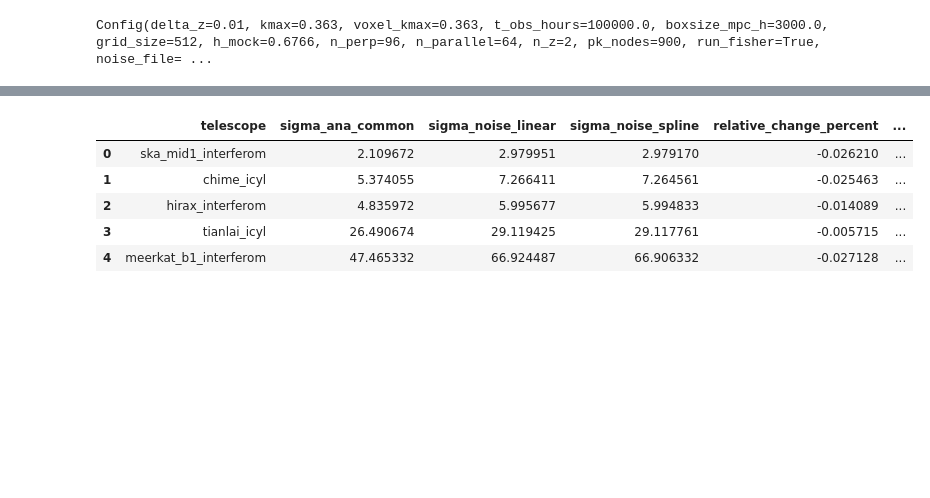
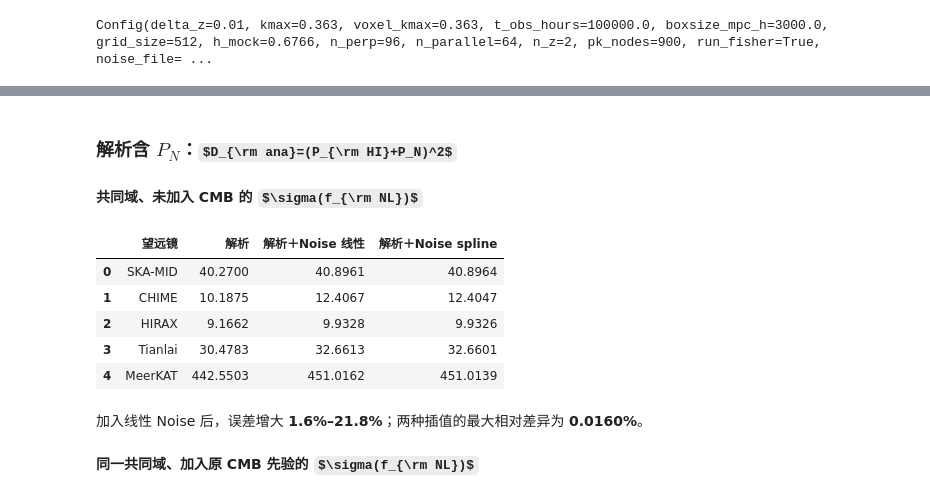
Before and after one commit to lhkpai/Probing-Primordial-non-Gaussianity-from-Reconstructing-21cm-Intensity-Mapping, a Jupyter notebook: 9.16/9.16-interferometer-telescopes.ipynb, the cells around one changed output, grey strips where cells are left out. Drawn from its saved outputs; the diff is of its cells as text; code cells hidden in the pictures; some formulas as TeX source; blank space fills up the shorter version.

```diff
--- a/9.16/9.16-interferometer-telescopes.ipynb
+++ b/9.16/9.16-interferometer-telescopes.ipynb
@@ -145,18 +72,0 @@ Updating Fisher only: using saved voxel variances and the existing Noise table.
-# %%
-from IPython.display import display
-import pandas as pd
-
-variance_table = pd.concat([r["variance_table"] for r in results], ignore_index=True)
-display(variance_table[["telescope", "z_low", "z_high", "z_effective", "status",
-                        "coverage_fraction", "var_noise_mK2", "rms_noise_mK"]])
-if cfg.run_fisher:
-    coverage_summary = pd.DataFrame([
-        {"telescope": r["telescope"], **r["metadata"]["noise_coverage"]}
-        for r in results
-    ])
-    display(coverage_summary[["telescope", "status", "supported_volume_fraction",
-                              "supported_mode_fraction_queried_z"]])
-    for result in results:
-        print(result["telescope"])
-        # sigma_ana_common 与 sigma_ana_noise 使用完全相同的模式和红移域。
-        display(result["constraints"])
@@ -251,8 +79,42 @@ $$D_{\rm linear/spline}=P_{\rm HI}^2+P_{\rm HI}^2\widetilde A_{\rm linear/spline
 # %%
-interpolation_comparison = compare_noise_interpolations(cfg, SURVEYS)
-display(interpolation_comparison[[
-    "telescope", "sigma_ana_common", "sigma_noise_linear", "sigma_noise_spline",
-    "relative_change_percent", "sigma_noise_linear_cmb", "sigma_noise_spline_cmb",
-    "relative_change_cmb_percent", "spline_fallback_mode_fraction",
-]])
+telescope_names = {
+    "ska_mid1_interferom": "SKA-MID", "chime_icyl": "CHIME",
+    "hirax_interferom": "HIRAX", "tianlai_icyl": "Tianlai",
+    "meerkat_b1_interferom": "MeerKAT",
+}
+model_order = [
+    ("signal_plus_thermal", r"解析含 $P_N$：$D_{\rm ana}=(P_{\rm HI}+P_N)^2$"),
+    ("signal_only", r"解析不含 $P_N$：$D_{\rm ana}=P_{\rm HI}^2$"),
+]
+fnl_rows = denominator_comparison["constraints"].query("param == 'f_NL'")
+for model, title in model_order:
+    display(Markdown("### " + title))
+    data = fnl_rows[fnl_rows["covariance_model"] == model].set_index("telescope").loc[SURVEYS].reset_index()
+    columns = {
+        "telescope": "望远镜", "sigma_ana_common": "解析",
+        "sigma_ana_noise": "解析＋Noise 线性",
+        "sigma_ana_noise_spline": "解析＋Noise spline",
+    }
+    fnl_summary = data[list(columns)].rename(columns=columns)
+    fnl_summary["望远镜"] = fnl_summary["望远镜"].replace(telescope_names)
+    display(Markdown(r"**共同域、未加入 CMB 的 $\sigma(f_{\rm NL})$**"))
+    with pd.option_context("display.float_format", "{:.4f}".format,
+                           "display.max_columns", None, "display.expand_frame_repr", False):
+        display(fnl_summary)
+    increase = 100*(data["sigma_ana_noise"]/data["sigma_ana_common"]-1)
+    change = (100*(data["sigma_ana_noise_spline"]/data["sigma_ana_noise"]-1)).abs().max()
+    display(Markdown(
+        f"加入线性 Noise 后，误差增大 **{increase.min():.1f}%–{increase.max():.1f}%**；"
+        f"两种插值的最大相对差异为 **{change:.4f}%**。"))
+    cmb_columns = {
+        "telescope": "望远镜", "sigma_ana_common_cmb": "解析＋CMB",
+        "sigma_ana_noise_cmb": "解析＋Noise 线性＋CMB",
+        "sigma_ana_noise_spline_cmb": "解析＋Noise spline＋CMB",
+    }
+    cmb_summary = data[list(cmb_columns)].rename(columns=cmb_columns)
+    cmb_summary["望远镜"] = cmb_summary["望远镜"].replace(telescope_names)
+    display(Markdown(r"**同一共同域、加入原 CMB 先验的 $\sigma(f_{\rm NL})$**"))
+    with pd.option_context("display.float_format", "{:.4f}".format,
+                           "display.max_columns", None, "display.expand_frame_repr", False):
+        display(cmb_summary)
 # %% [output]
@@ -260,6 +121,10 @@ Using saved linear/spline comparison; no Fisher recalculation.
+### 解析含 $P_N$：$D_{\rm ana}=(P_{\rm HI}+P_N)^2$
+**共同域、未加入 CMB 的 $\sigma(f_{\rm NL})$**
-|  | telescope | sigma_ana_common | sigma_noise_linear | sigma_noise_spline | relative_change_percent | ... |
-| 0 | ska_mid1_interferom | 2.109672 | 2.979951 | 2.979170 | -0.026210 | ... |
-| 1 | chime_icyl | 5.374055 | 7.266411 | 7.264561 | -0.025463 | ... |
-| 2 | hirax_interferom | 4.835972 | 5.995677 | 5.994833 | -0.014089 | ... |
-| 3 | tianlai_icyl | 26.490674 | 29.119425 | 29.117761 | -0.005715 | ... |
-| 4 | meerkat_b1_interferom | 47.465332 | 66.924487 | 66.906332 | -0.027128 | ... |
+|  | 望远镜 | 解析 | 解析＋Noise 线性 | 解析＋Noise spline |
+| 0 | SKA-MID | 40.2700 | 40.8961 | 40.8964 |
+| 1 | CHIME | 10.1875 | 12.4067 | 12.4047 |
+| 2 | HIRAX | 9.1662 | 9.9328 | 9.9326 |
+| 3 | Tianlai | 30.4783 | 32.6613 | 32.6601 |
+| 4 | MeerKAT | 442.5503 | 451.0162 | 451.0139 |
+加入线性 Noise 后，误差增大 **1.6%–21.8%**；两种插值的最大相对差异为 **0.0160%**。
+**同一共同域、加入原 CMB 先验的 $\sigma(f_{\rm NL})$**
```
Also changed, not shown: parts of 12 cells of this notebook, 11 other files.
